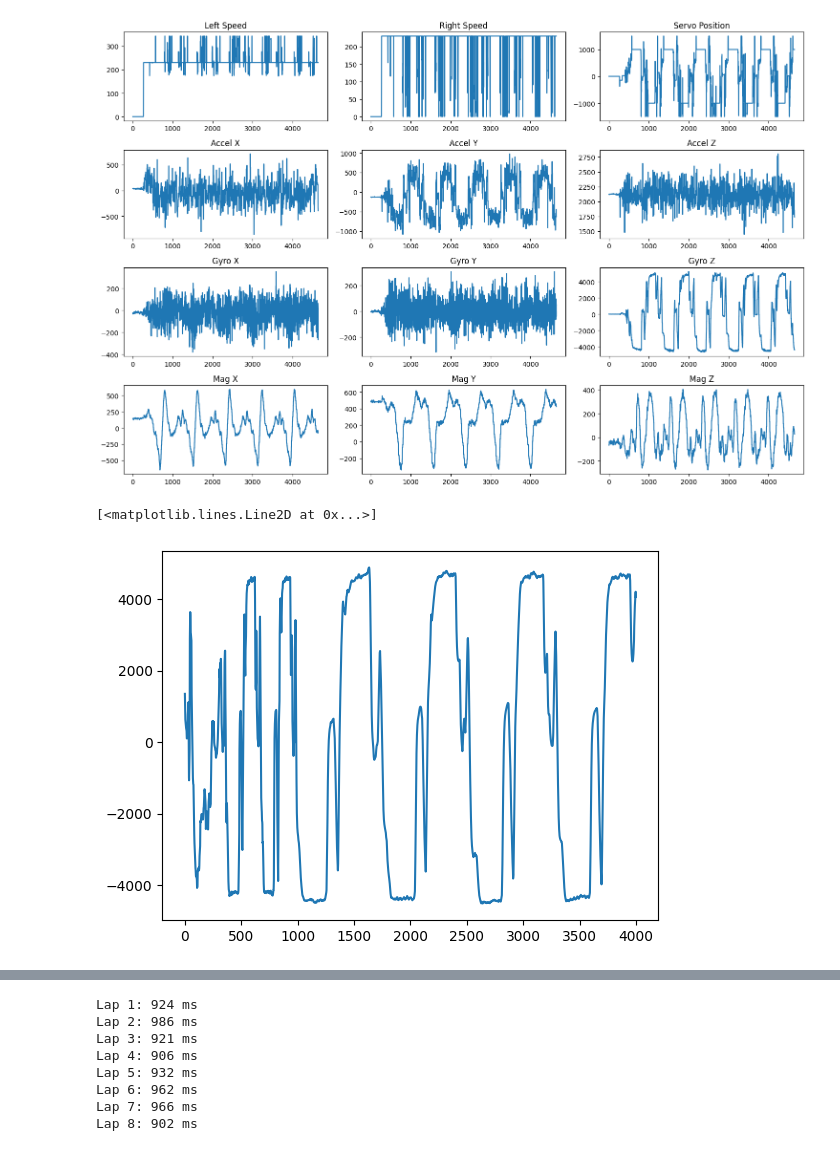
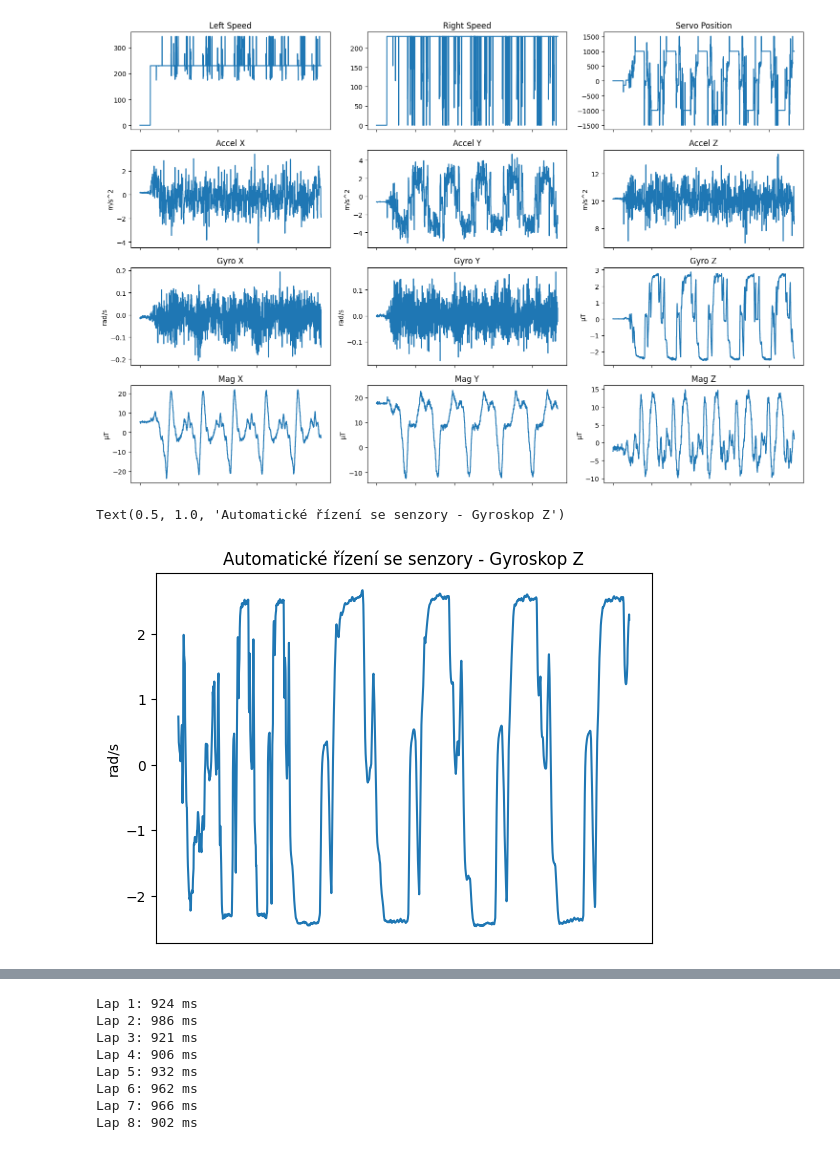
Before and after one commit to gaitovrat/bachelor, a Jupyter notebook: Notebooks/Lap.ipynb, the cells around one changed output, grey strips where cells are left out. Saved outputs shown, nothing was run; the diff lists cells and outputs as text; code cells hidden in the pictures.

```diff
--- a/Notebooks/Lap.ipynb
+++ b/Notebooks/Lap.ipynb
@@ -56,20 +57,25 @@ class DataPlotter:
         except ValidationError:
             self.data = [Data.model_validate(d) for d in data]
 
+        a_k = 4
+        g_k = 0.03125
+        m_k = 1200
+        g = 9.8
+        a_max = 8191
+        m_max = 32767
+
         self.left_speed = [d.motor.leftSpeed for d in self.data]
         self.right_speed = [d.motor.rightSpeed for d in self.data]
         self.servo_position = [d.steer.servoPosition for d in self.data]
-        self.accel_x = [d.sensor.accel.x for d in self.data]
-        self.accel_y = [d.sensor.accel.y for d in self.data]
-        self.accel_z = [d.sensor.accel.z for d in self.data]
-        self.mag_x = [d.sensor.mag.x for d in self.data]
-        self.mag_y = [d.sensor.mag.y for d in self.data]
-        self.mag_z = [d.sensor.mag.z for d in self.data]
-        self.gyro_x = [d.sensor.gyro.x for d in self.data]
-        self.gyro_y = [d.sensor.gyro.y for d in self.data]
-        self.gyro_z = [d.sensor.gyro.z for d in self.data]
-        self.left_distance = [d.camera.leftDistance for d in self.data]
-        self.right_distance = [d.camera.rightDistance for d in self.data]
+        self.accel_x = [(d.sensor.accel.x / a_max) * a_k * g for d in self.data]
+        self.accel_y = [(d.sensor.accel.y / a_max) * a_k * g for d in self.data]
+        self.accel_z = [(d.sensor.accel.z / a_max) * a_k * g for d in self.data]
+        self.mag_x = [d.sensor.mag.x * (m_k / m_max)  for d in self.data]
+        self.mag_y = [d.sensor.mag.y * (m_k / m_max) for d in self.data]
+        self.mag_z = [d.sensor.mag.z * (m_k / m_max) for d in self.data]
+        self.gyro_x = [d.sensor.gyro.x * g_k * math.pi / 180 for d in self.data]
+        self.gyro_y = [d.sensor.gyro.y * g_k * math.pi / 180 for d in self.data]
+        self.gyro_z = [d.sensor.gyro.z * g_k * math.pi / 180 for d in self.data]
 
     def __len__(self) -> int:
         return len(self.data)
@@ -86,22 +92,34 @@ class DataPlotter:
         axs_flatten[2].set_title('Servo Position')
         axs_flatten[3].plot(self.accel_x)
         axs_flatten[3].set_title('Accel X')
+        axs_flatten[3].set_ylabel('m/s^2')
         axs_flatten[4].plot(self.accel_y)
         axs_flatten[4].set_title('Accel Y')
+        axs_flatten[4].set_ylabel('m/s^2')
         axs_flatten[5].plot(self.accel_z)
         axs_flatten[5].set_title('Accel Z')
+        axs_flatten[5].set_ylabel('m/s^2')
         axs_flatten[6].plot(self.gyro_x)
         axs_flatten[6].set_title('Gyro X')
+        axs_flatten[6].set_ylabel('rad/s')
         axs_flatten[7].plot(self.gyro_y)
         axs_flatten[7].set_title('Gyro Y')
+        axs_flatten[7].set_ylabel('rad/s')
         axs_flatten[8].plot(self.gyro_z)
         axs_flatten[8].set_title('Gyro Z')
+        axs_flatten[8].set_ylabel('μT')
         axs_flatten[9].plot(self.mag_x)
         axs_flatten[9].set_title('Mag X')
+        axs_flatten[9].set_ylabel('μT')
         axs_flatten[10].plot(self.mag_y)
         axs_flatten[10].set_title('Mag Y')
+        axs_flatten[10].set_ylabel('μT')
         axs_flatten[11].plot(self.mag_z)
         axs_flatten[11].set_title('Mag Z')
+        axs_flatten[11].set_ylabel('μT')
+
+        for ax in axs_flatten:
+            ax.set_xticklabels([])
 
         plt.tight_layout()
         plt.show()
@@ -121,13 +139,16 @@ manual_data.plot_all()
 auto_no_sensors_data = DataPlotter('AutoNoSensors.json')
 auto_no_sensors_data.plot_all()
 # %% [output]
-[figure, old version]
+[figure, new version]
 # %%
 gyro_auto = auto.gyro_z[:4000]
 plt.plot(gyro_auto)
+plt.ylabel('rad/s')
+plt.xticks([])
+plt.title('Automatické řízení se senzory - Gyroskop Z')
 # %% [output]
-[<matplotlib.lines.Line2D at 0x...>]
+Text(0.5, 1.0, 'Automatické řízení se senzory - Gyroskop Z')
-[figure, old version]
+[figure, new version]
 # %%
 gyro_manual = manual_data.gyro_z[:4000]
 plt.plot(gyro_manual)
```
Also changed, not shown: parts of 5 cells of this notebook, 4 other files.
